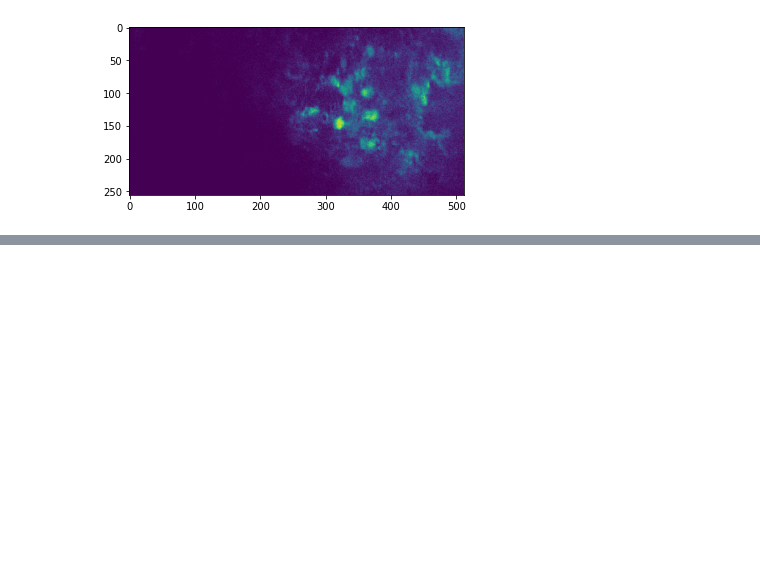
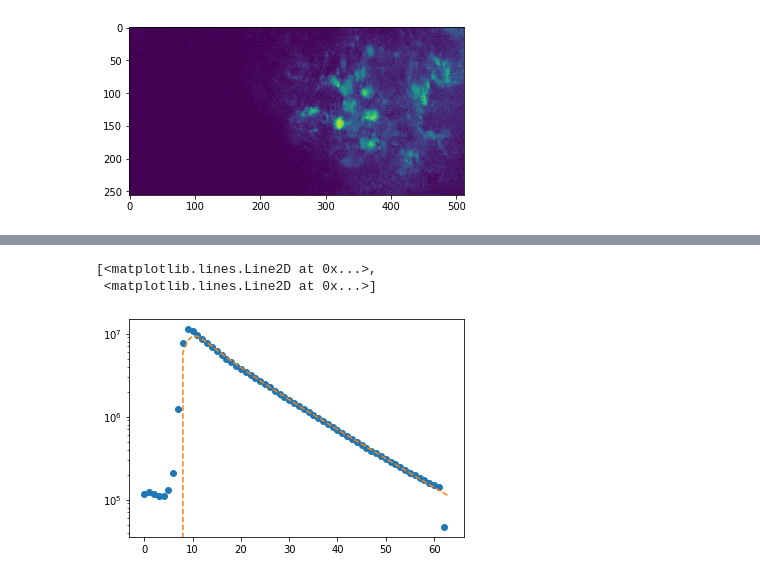
Before and after one commit to CrickmoreRoguljaLabs/Flympy, a Jupyter notebook: Untitled.ipynb, the cells around one changed output, grey strips where cells are left out. Saved outputs shown, nothing was run; the diff lists cells and outputs as text; code cells hidden in the pictures; blank space fills up the shorter version.

```diff
--- a/Untitled.ipynb
+++ b/Untitled.ipynb
@@ -70,4 +57,7 @@ hist = fr.get_histogram(color=0)
 from flympy.math.flim import FLIMParams
 
 fp = FLIMParams()
+
+
+fp.fit_to_data(hist)
 # %% [output]
@@ -75,3 +81,18 @@ fp = FLIMParams()
+# %%
+import numpy as np
+x_axis = np.arange(len(hist))
+plt.semilogy(
+    x_axis,
+    hist,
+    'o',
+    x_axis,
+    np.sum(hist)*fp.probability_dist(np.arange(len(hist)),cut_negatives=True),
+    '--'
+)
+# %% [output]
+[<matplotlib.lines.Line2D at 0x...>,
+ <matplotlib.lines.Line2D at 0x...>]
+[figure, added]
 # %%
 
 import numpy as np
```
Also changed, not shown: parts of 4 cells of this notebook, 6 other files.
